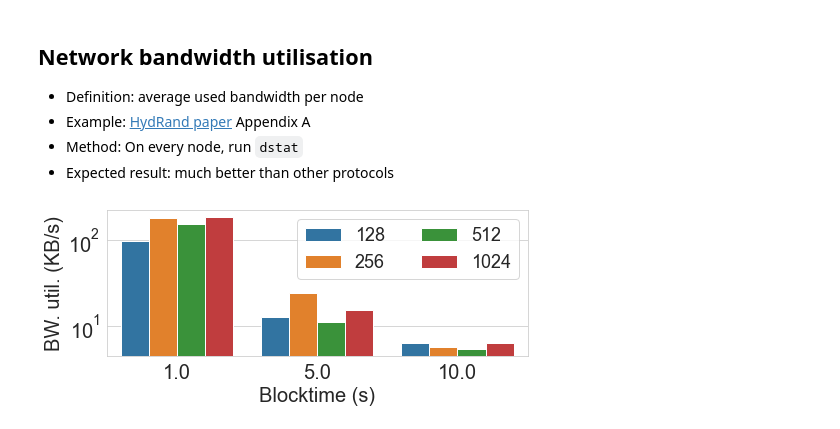
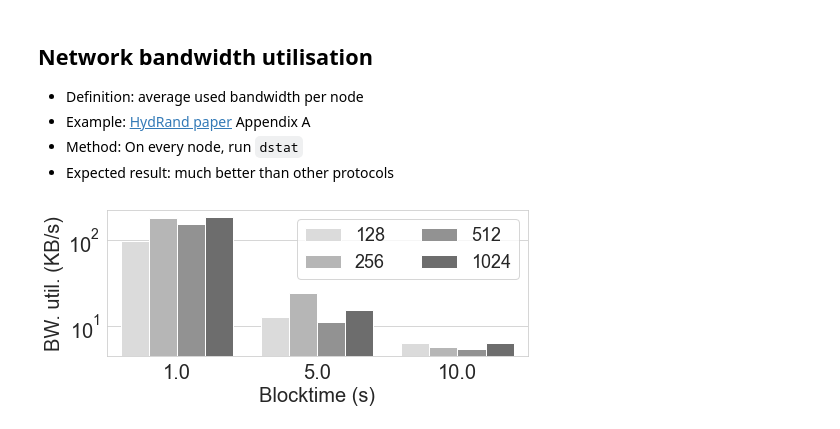
Before and after one commit to rand-chain/rust-randchain-prototype, a Jupyter notebook: evaluation/analysis.ipynb, the cells around one changed output. Saved outputs shown, nothing was run; the diff lists cells and outputs as text; code cells hidden in the pictures.

```diff
--- a/evaluation/analysis.ipynb
+++ b/evaluation/analysis.ipynb
@@ -12,7 +13,7 @@ from scipy.stats import norm
 
 sns.set_style("whitegrid")
 # %%
-LOG_PATH = Path('./log/')
+LOG_PATH = Path('/Users/rhan0013/Google Drive/My Drive/RandChain/log/')
 # %%
 def get_files(blocktime, num_nodes, num_miners, long=False):
     log_folder = '%d_%d_%d' % (blocktime, num_nodes, num_miners)
@@ -214,6 +233,7 @@ get_bw_util(10, 128, 8)
 
 def plot_bw_util_both():
     blocktimes = [1, 5, 10]
+
     nodes = np.array([128, 256, 512, 1024])
 
     plt.figure(0, figsize=(6, 4))
@@ -259,32 +279,37 @@ def plot_bw_util_both():
     plt.close()
 
 def plot_bw_util():
     blocktimes = [1, 5, 10]
     nodes = np.array([128, 256, 512, 1024])
 
     plt.figure(0, figsize=(7, 3))
     df = pd.DataFrame(columns=['Blocktime', 'Number of nodes', 'Bandwidth utilisation'])
     for bt in blocktimes:
         for n in nodes:
             bws = get_bw_util(bt, n/8, 8)
             total_bw = bws[0] + bws[1]
             bw_series = pd.Series(data=[bt, n, total_bw / 1000], index=['Blocktime', 'Number of nodes', 'Bandwidth utilisation'])
             df = df.append(bw_series, ignore_index=True)
 
-    ax = sns.barplot(x="Blocktime", y="Bandwidth utilisation", hue="Number of nodes", data=df)
+    ax = sns.barplot(x="Blocktime", y="Bandwidth utilisation", hue="Number of nodes", data=df, palette=sns.color_palette('gist_yarg'))
+
+    # hatches = ['xx', '++', '//', '\\\\']
+    # for i, thisbar in enumerate(ax.patches):
+    #     thisbar.set_hatch(hatches[int(np.floor(i/3))])
+
     ax.set(yscale="log")
     ax.set_xlabel('Blocktime (s)',fontsize=20)
     ax.set_ylabel('BW. util. (KB/s)',fontsize=20)
     ax.tick_params(axis='both', which='major', labelsize=20)
     leg = plt.legend(ncol=2, fontsize=18)
     for t in leg.texts:
         t.set_text('%d' % float(t.get_text()))
 
     plt.tight_layout()
     plt.savefig('../../randchain-paper/paper/figs/bw-util.pdf')
     plt.show()
     plt.close()
 
 plot_bw_util()
 # %% [output]
-[figure, old version]
+[figure, new version]
```
Also changed, not shown: parts of 4 cells of this notebook.
